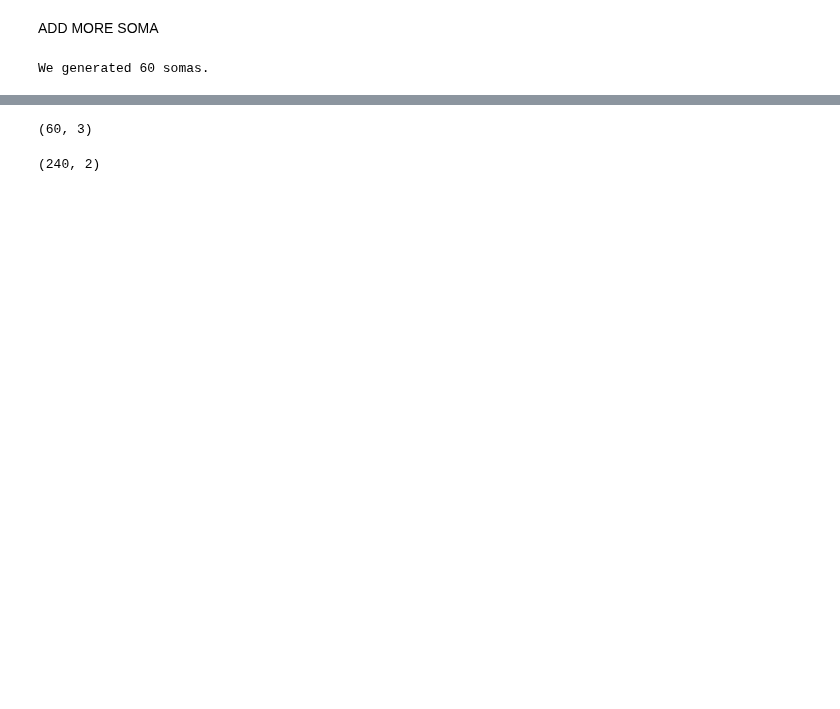
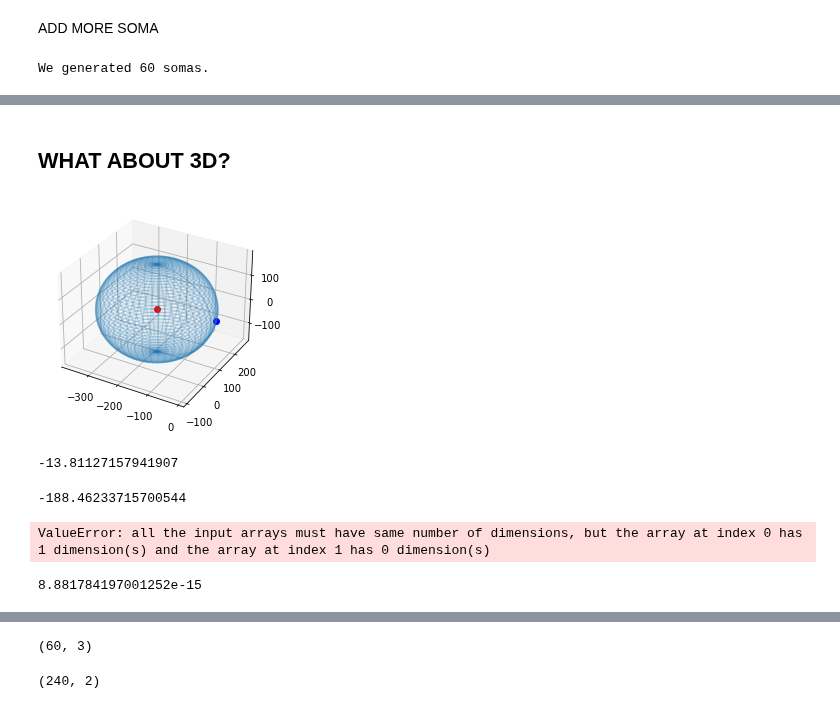
Before and after one commit to CNS-OIST/pycabnn, a Jupyter notebook: notebooks/MLI_geometry_workbook.ipynb, the cells around one changed output, grey strips where cells are left out. Saved outputs shown, nothing was run; the diff lists cells and outputs as text; code cells hidden in the pictures; blank space fills up the shorter version.

```diff
--- a/notebooks/MLI_geometry_workbook.ipynb
+++ b/notebooks/MLI_geometry_workbook.ipynb
@@ -209,0 +287,2 @@ plt.title("Somas");
+# %% [markdown]
+## WHAT ABOUT 3D?
@@ -209,0 +291,28 @@ plt.title("Somas");
+# %%
+#plotting sphere
+
+phi = np.linspace(0, np.pi, 50)
+theta = np.linspace(0, 2*np.pi, 50)
+phi, theta = np.meshgrid(phi, theta)
+
+x = np.sin(phi) * np.cos(theta) * Ldend +somas[0,0]
+y = np.sin(phi) * np.sin(theta)* Ldend +somas[0,1]
+z = np.cos(phi) *Ldend + somas[0,2]
+
+
+fig = plt.figure(figsize=plt.figaspect(1.))
+ax = fig.add_subplot(111, projection='3d')
+ax.plot_wireframe(x, y, z, alpha=0.2)
+ax.plot(somas[0,0], somas[0,1], somas[0,2],'or')
+#ax.plot(EpointDendTEST[0,0], EpointDendTEST[0,1], zTest, 'o')
+ax.plot(X1, Y1, Z1, 'ob')
+
+
+ax.set_aspect("auto")
+
+
+
+
+plt.show()
+# %% [output]
+[figure, added]
@@ -209,0 +321,22 @@ plt.title("Somas");
+# %%
+EpointDendTEST[0,0]
+# %% [output]
+-13.81127157941907
+# %%
+somas[0,0]
+# %% [output]
+-188.46233715700544
+# %%
+zTestAll=np.empty((0), dtype=object) #empty array for dendrites
+#def pqFormula(Ldend, EpointDendTEST, somas):
+for i in range(len(EpointDendTEST)):
+    q=(Ldend**2-(EpointDendTEST[i,0]-somas[0,0])**2-(EpointDendTEST[i,1]-somas[0,1])**2)
+    root=np.sqrt((somas[0,2])**2-q)
+    zTest=np.array(-somas[0,2]+root)
+    zTestAll =np.append(zTestAll, zTest, axis=0)
+# %% [output]
+ValueError: all the input arrays must have same number of dimensions, but the array at index 0 has 1 dimension(s) and the array at index 1 has 0 dimension(s)
+# %%
+zTest
+# %% [output]
+8.881784197001252e-15
```
Also changed, not shown: parts of 48 cells of this notebook.
